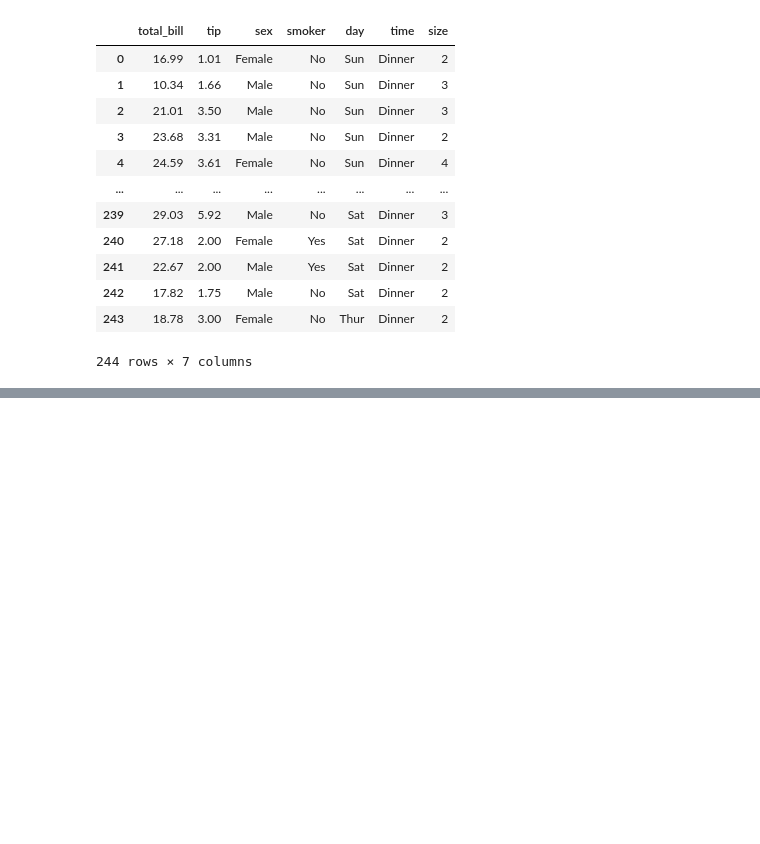
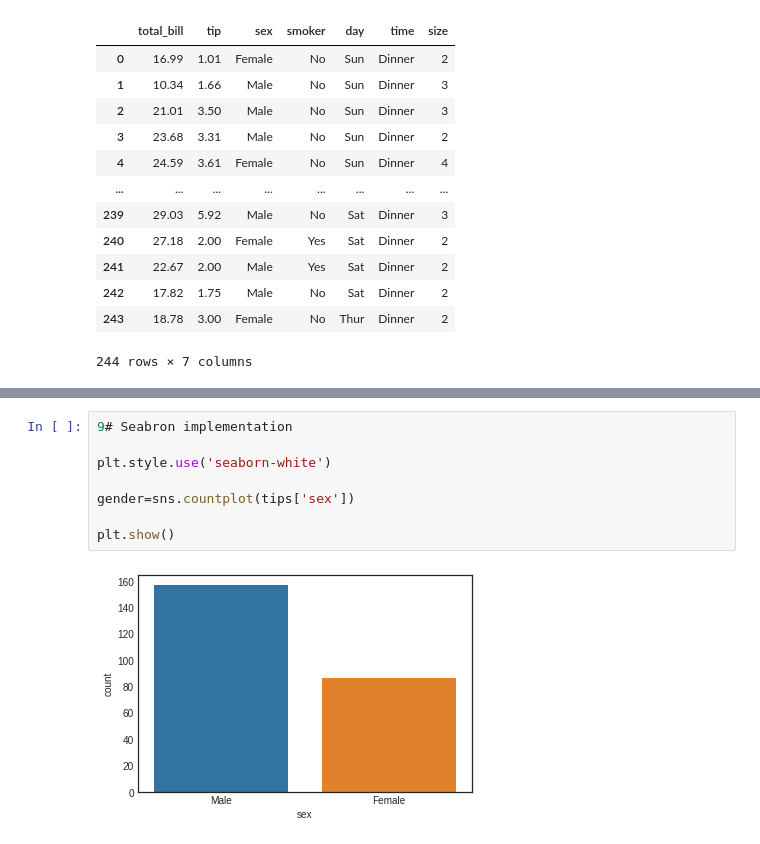
Before and after one commit to pavanbaki/Machine_Learning, a Jupyter notebook: MatplotandSeaborn.ipynb, the cells around one changed output, grey strips where cells are left out. Cells and saved outputs as stored; diff of their text form; blank space fills up the shorter version.

```diff
--- a/MatplotandSeaborn.ipynb
+++ b/MatplotandSeaborn.ipynb
@@ -262,0 +354,10 @@ ValueError: ignored
+# %%
+9# Seabron implementation
+
+plt.style.use('seaborn-white')
+
+gender=sns.countplot(tips['sex'])
+
+plt.show()
+# %% [output]
+[figure, added]
```
Also changed, not shown: parts of 17 cells of this notebook.
